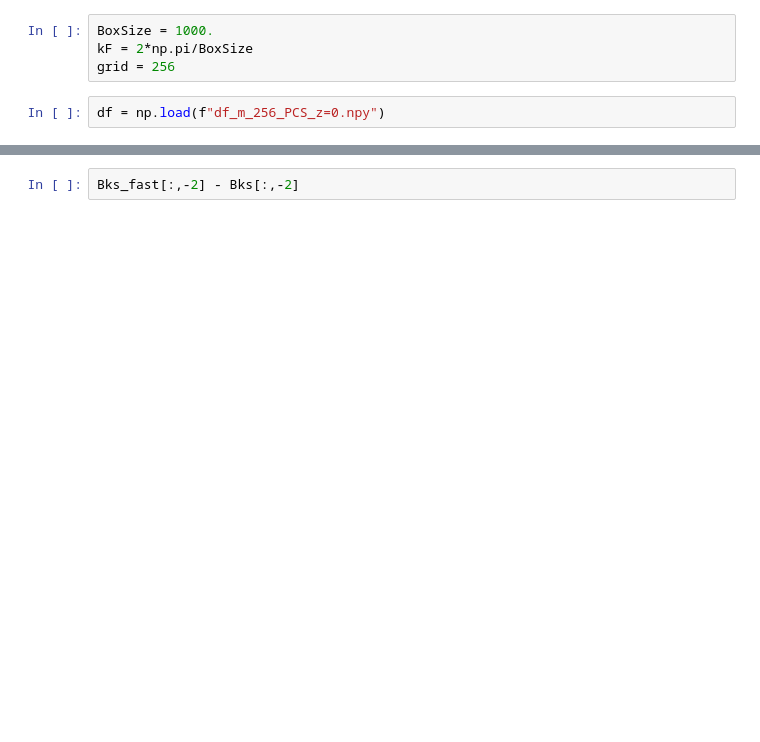
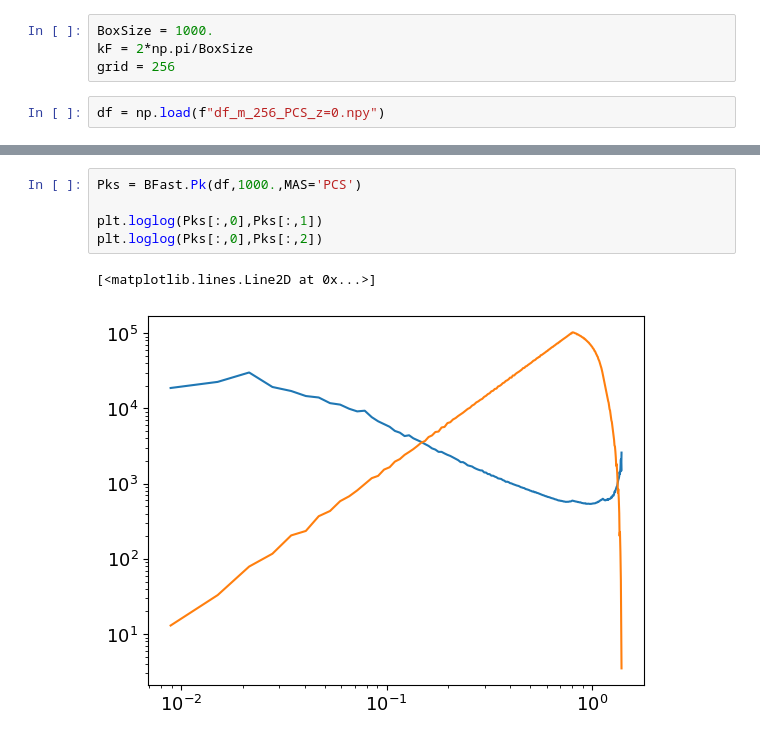
Before and after one commit to tsfloss/BFast, a Jupyter notebook: example_notebook.ipynb, the cells around one changed output, grey strips where cells are left out. Cells and saved outputs as stored; diff of their text form; blank space fills up the shorter version.

```diff
--- a/example_notebook.ipynb
+++ b/example_notebook.ipynb
@@ -31,2 +62,8 @@ plt.semilogy(Bks[:,-2])
-# %%
-Bks_fast[:,-2] - Bks[:,-2]
+# %%
+Pks = BFast.Pk(df,1000.,MAS='PCS')
+
+plt.loglog(Pks[:,0],Pks[:,1])
+plt.loglog(Pks[:,0],Pks[:,2])
+# %% [output]
+[<matplotlib.lines.Line2D at 0x...>]
+[figure, added]
```
Also changed, not shown: parts of 6 cells of this notebook, 1 other file.
